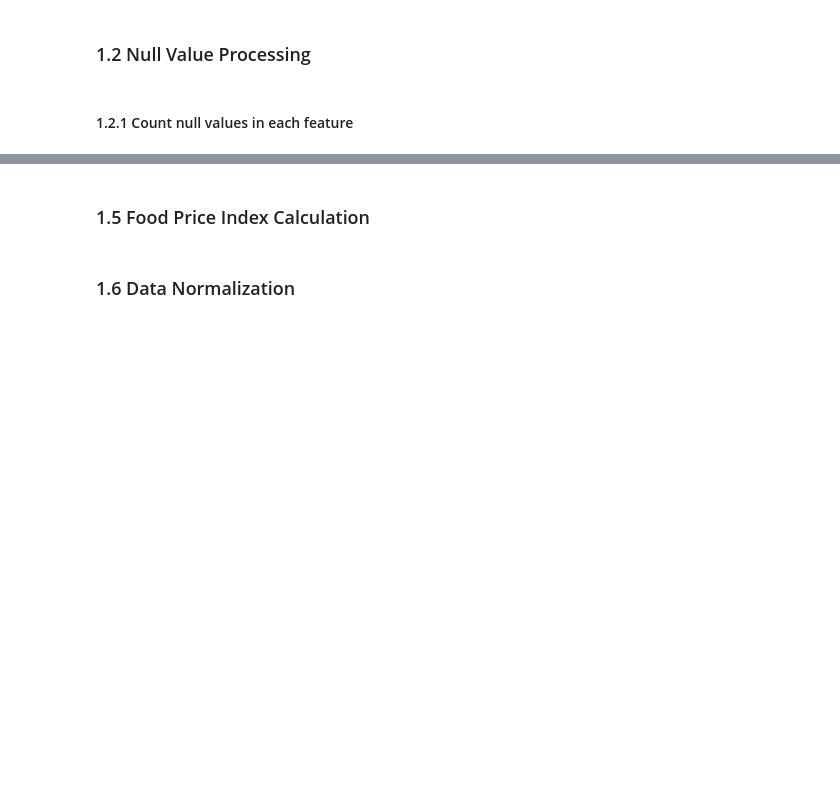
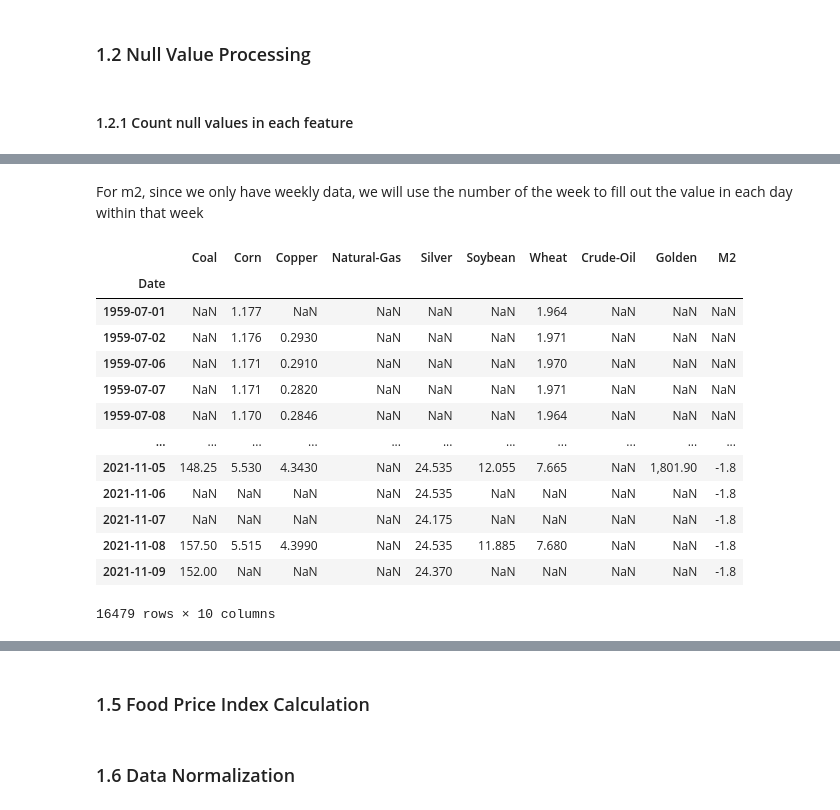
Before and after one commit to Shunian-Chen/AIPI510-Project, a Jupyter notebook: Food_price_prediction.ipynb, the cells around one changed output, grey strips where cells are left out. Saved outputs shown, nothing was run; the diff lists cells and outputs as text; code cells hidden in the pictures; blank space fills up the shorter version.

```diff
--- a/Food_price_prediction.ipynb
+++ b/Food_price_prediction.ipynb
@@ -86,0 +129,24 @@ Name: feature, dtype: object
+# %%
+combo_data = pd.DataFrame()
+for key, value in data_no_null.items():
+  combo_data = combo_data.merge(value, left_index = True, right_index = True, how = "outer")
+# %% [markdown]
+For m2, since we only have weekly data, we will use the number of the week to fill out the value in each day within that week
+# %%
+combo_data["M2"] = combo_data["M2"].fillna(method = "ffill")
+combo_data
+# %% [output]
+|  | Coal | Corn | Copper | Natural-Gas | Silver | Soybean | Wheat | Crude-Oil | Golden | M2 |
+| Date |  |  |  |  |  |  |  |  |  |  |
+| 1959-07-01 | NaN | 1.177 | NaN | NaN | NaN | NaN | 1.964 | NaN | NaN | NaN |
+| 1959-07-02 | NaN | 1.176 | 0.2930 | NaN | NaN | NaN | 1.971 | NaN | NaN | NaN |
+| 1959-07-06 | NaN | 1.171 | 0.2910 | NaN | NaN | NaN | 1.970 | NaN | NaN | NaN |
+| 1959-07-07 | NaN | 1.171 | 0.2820 | NaN | NaN | NaN | 1.971 | NaN | NaN | NaN |
+| 1959-07-08 | NaN | 1.170 | 0.2846 | NaN | NaN | NaN | 1.964 | NaN | NaN | NaN |
+| ... | ... | ... | ... | ... | ... | ... | ... | ... | ... | ... |
+| 2021-11-05 | 148.25 | 5.530 | 4.3430 | NaN | 24.535 | 12.055 | 7.665 | NaN | 1,801.90 | -1.8 |
+| 2021-11-06 | NaN | NaN | NaN | NaN | 24.535 | NaN | NaN | NaN | NaN | -1.8 |
+| 2021-11-07 | NaN | NaN | NaN | NaN | 24.175 | NaN | NaN | NaN | NaN | -1.8 |
+| 2021-11-08 | 157.50 | 5.515 | 4.3990 | NaN | 24.535 | 11.885 | 7.680 | NaN | NaN | -1.8 |
+| 2021-11-09 | 152.00 | NaN | NaN | NaN | 24.370 | NaN | NaN | NaN | NaN | -1.8 |
+16479 rows × 10 columns
```
Also changed, not shown: parts of 18 cells of this notebook.
